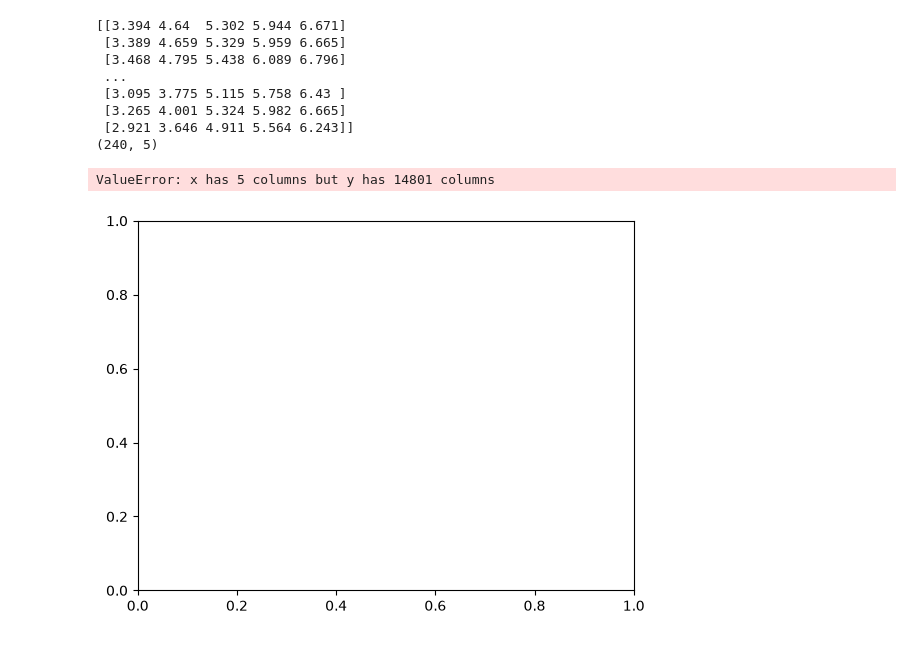
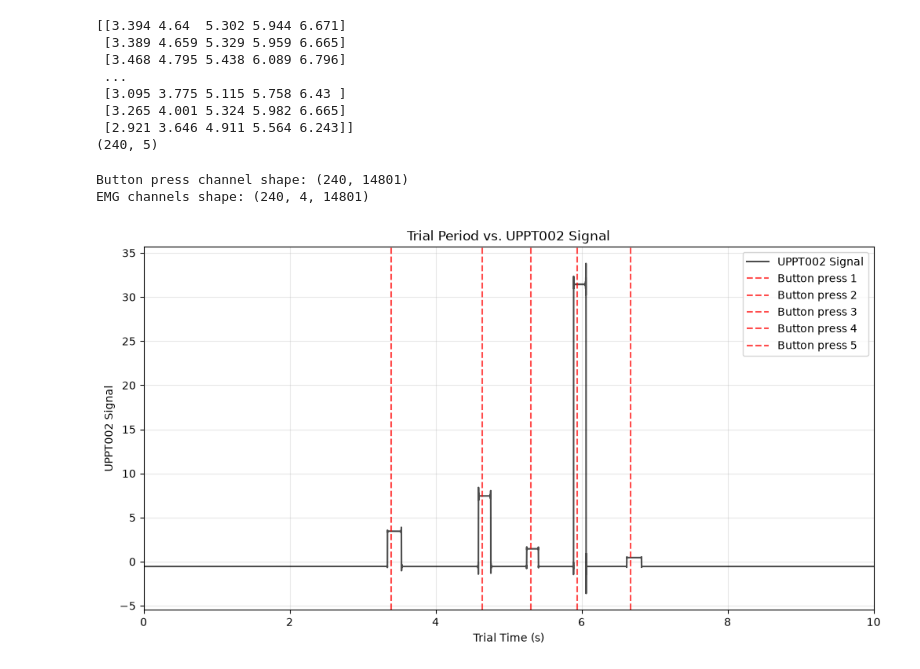
Before and after one commit to NicoloMarcello/ResearchProjectNM2026, a Jupyter notebook: TFA_EMG.ipynb, the cells around one changed output. Saved outputs shown, nothing was run; the diff lists cells and outputs as text; code cells hidden in the pictures.

Commit message:
made plots of button presses on file

```diff
--- a/TFA_EMG.ipynb
+++ b/TFA_EMG.ipynb
@@ -52,23 +50,39 @@ print(EMG_data.get_data(picks='EEG057').shape)
+# %%
+# isolate button press channel and EMG channels
+BP_channel = EMG_data.get_data(picks='UPPT002')[:,0,:]
+EMG_channels = EMG_data.get_data(picks=['EEG057','EEG058','EEG059','EEG060'])
+print(f'Button press channel shape: {BP_channel.shape}')
+print(f'EMG channels shape: {EMG_channels.shape}')
+# %% [output]
+Button press channel shape: (240, 14801)
+EMG channels shape: (240, 4, 14801)
+# %%
+# change UPPT002 channel signal  back by -2.8 seconds to align with button press times.
+BP_channel = np.roll(BP_channel, -int(2.8 * EMG_data.info['sfreq']), axis=1)
 # %%
-# checking if the list of times for each trial match the signal in UPPT002 channel
+# checking if the list of press times for each trial match the signal in UPPT002 channel
+plt.figure(figsize=(12, 6))
 
-# Plot one trial's EMG signal and overlay the press times for that trial
-trial_idx = 0
-emg_trial = EMG_data.get_data(picks='UPPT002')[trial_idx]  # shape: (n_times,)
-time_axis = EMG_data.times                               # shape: (n_times,)
+plt.plot(EMG_data.times, BP_channel[0],
+         color='black',
+         alpha=0.7,
+         label="UPPT002 Signal")
 
-plt.plot(time_axis, emg_trial, color='C0', linewidth=1.5, label='UPPT002')
-plt.plot(press_times[trial_idx], np.zeros(press_times.shape[1]), 'ro', label='Press times')
+for idx,pt in enumerate(press_times[0]):
+    plt.axvline(
+        x=pt,
+        color='r',
+        linestyle='--',
+        alpha=0.7,
+        label="Button press " + str(idx+1)
+        )
 
-plt.xlabel('Time (s)')
+plt.xlabel('Trial Time (s)')
 plt.ylabel('UPPT002 Signal')
-plt.title(f'Trial {trial_idx} EMG signal and button presses')
+plt.title('Trial Period vs. UPPT002 Signal')
+plt.xlim([0, 10])
 plt.legend()
+plt.grid(alpha=0.3,which='both',axis='both')
 plt.show()
-plt.xlabel('Press Times')
-plt.ylabel('UPPT002 Signal')
-plt.title('Trial Times vs. EMG Signal')
-plt.show()
 # %% [output]
-ValueError: x has 5 columns but y has 14801 columns
-[figure, old version]
+[figure, new version]
```
Also changed, not shown: parts of 2 cells of this notebook, 1 other file.
